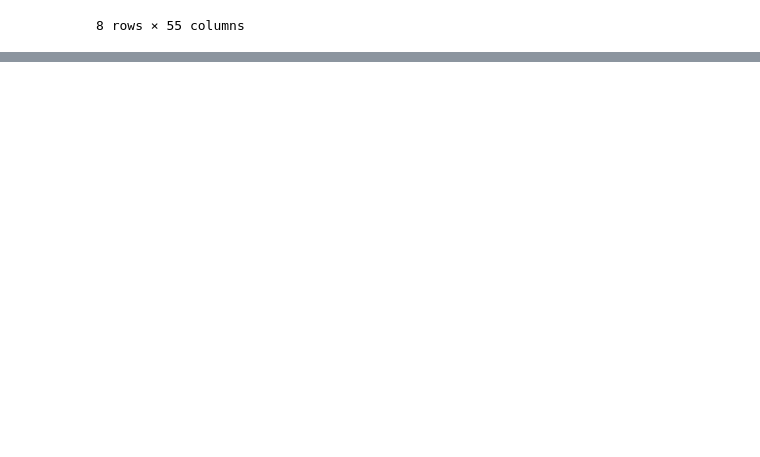
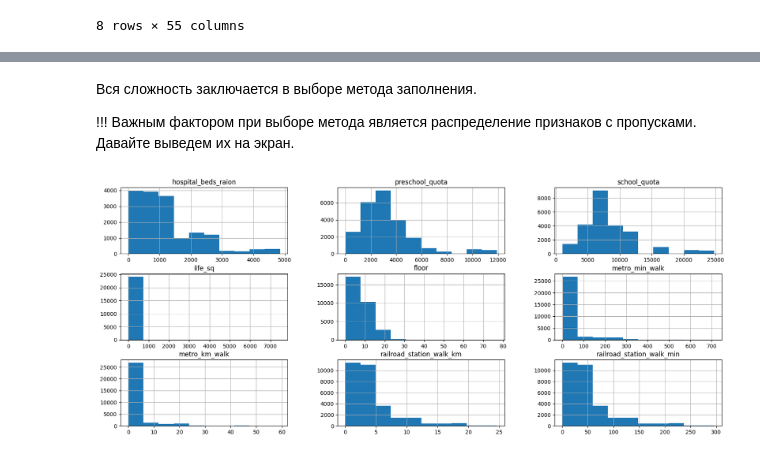
Before and after one commit to DaryaIly/my_data_science, a Jupyter notebook: PY_14_Очистка данных/unit.ipynb, the cells around one changed output, grey strips where cells are left out. Saved outputs shown, nothing was run; the diff lists cells and outputs as text; code cells hidden in the pictures; blank space fills up the shorter version.

```diff
--- a/PY_14_Очистка данных/unit.ipynb
+++ b/PY_14_Очистка данных/unit.ipynb
@@ -55,0 +242,9 @@ sber_data.describe()
+# %% [markdown]
+Вся сложность заключается в выборе метода заполнения.
+
+!!! Важным фактором при выборе метода является распределение признаков с пропусками. Давайте выведем их на экран.
+# %%
+cols = cols_with_null.index
+sber_data[cols].hist(figsize=(20, 8));
+# %% [output]
+[figure, added]
```
Also changed, not shown: parts of 123 cells of this notebook, 4 other files.
